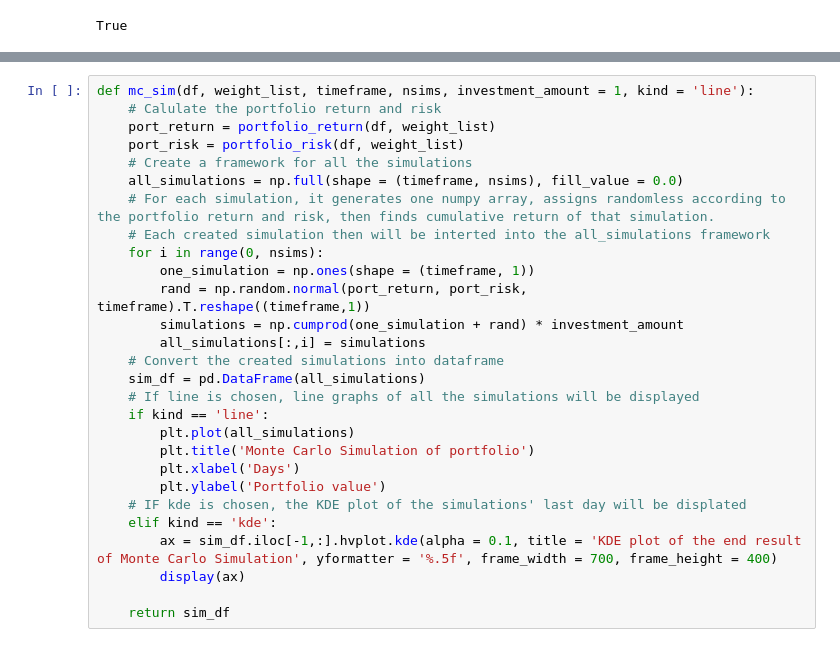
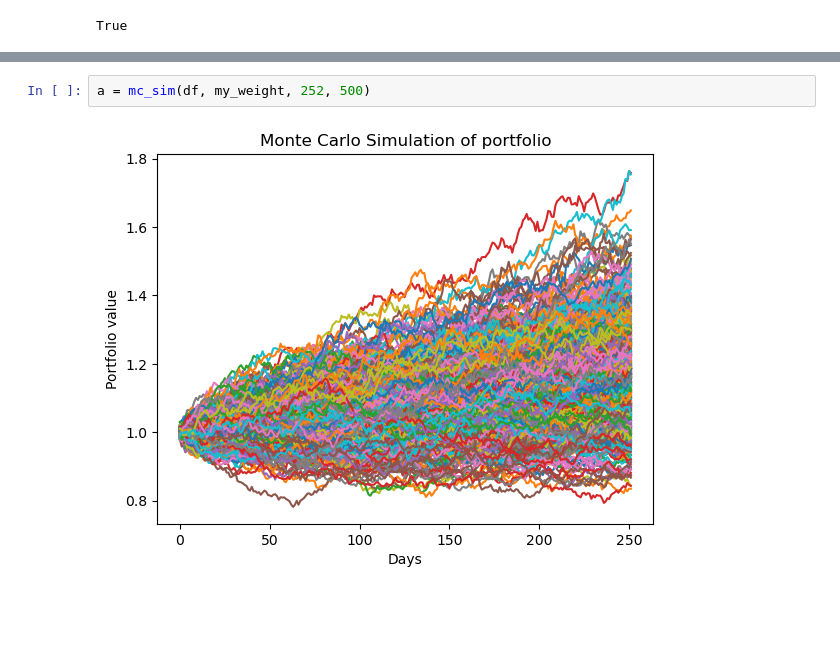
Before and after one commit to wkssm18/project_1, a Jupyter notebook: Bin.ipynb, the cells around one changed output, grey strips where cells are left out. Drawn from its saved outputs; the diff is of its cells as text; blank space fills up the shorter version.

```diff
--- a/Bin.ipynb
+++ b/Bin.ipynb
@@ -118,28 +293,4 @@ def portfolio_risk(stock_df, weight_list):
 # %%
-def mc_sim(df, weight_list, timeframe, nsims, investment_amount = 1, kind = 'line'):
-    # Calulate the portfolio return and risk
-    port_return = portfolio_return(df, weight_list)
-    port_risk = portfolio_risk(df, weight_list)
-    # Create a framework for all the simulations
-    all_simulations = np.full(shape = (timeframe, nsims), fill_value = 0.0)
-    # For each simulation, it generates one numpy array, assigns randomless according to the portfolio return and risk, then finds cumulative return of that simulation.
-    # Each created simulation then will be interted into the all_simulations framework
-    for i in range(0, nsims):
-        one_simulation = np.ones(shape = (timeframe, 1))
-        rand = np.random.normal(port_return, port_risk, timeframe).T.reshape((timeframe,1))
-        simulations = np.cumprod(one_simulation + rand) * investment_amount
-        all_simulations[:,i] = simulations
-    # Convert the created simulations into dataframe
-    sim_df = pd.DataFrame(all_simulations)
-    # If line is chosen, line graphs of all the simulations will be displayed
-    if kind == 'line':
-        plt.plot(all_simulations)
-        plt.title('Monte Carlo Simulation of portfolio')
-        plt.xlabel('Days')
-        plt.ylabel('Portfolio value')
-    # IF kde is chosen, the KDE plot of the simulations' last day will be displated
-    elif kind == 'kde':
-        ax = sim_df.iloc[-1,:].hvplot.kde(alpha = 0.1, title = 'KDE plot of the end result of Monte Carlo Simulation', yformatter = '%.5f', frame_width = 700, frame_height = 400)
-        display(ax)
-
-    return sim_df
+a = mc_sim(df, my_weight, 252, 500)
+# %% [output]
+[figure, added]
```
Also changed, not shown: parts of 19 cells of this notebook, 1 other file.
